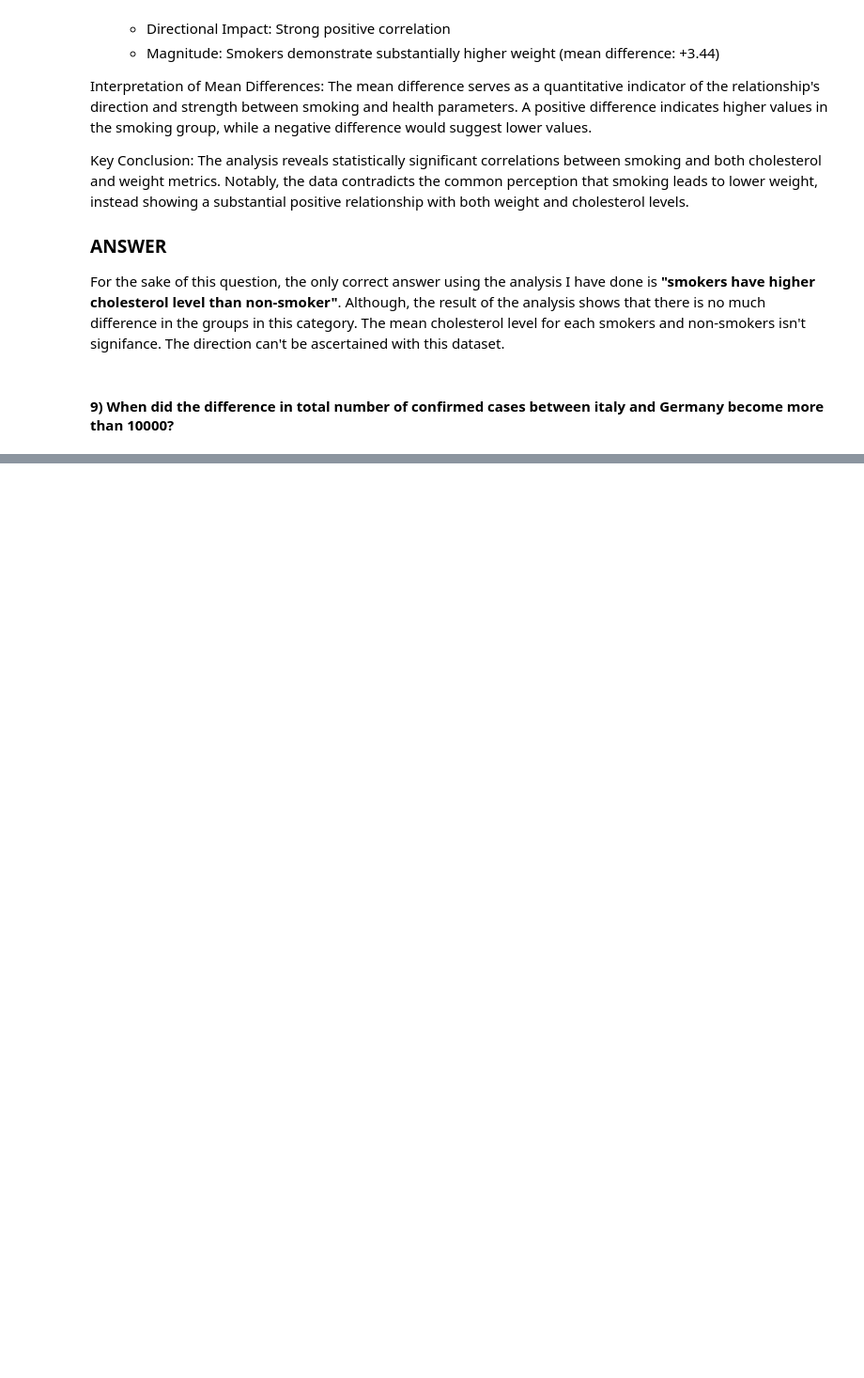
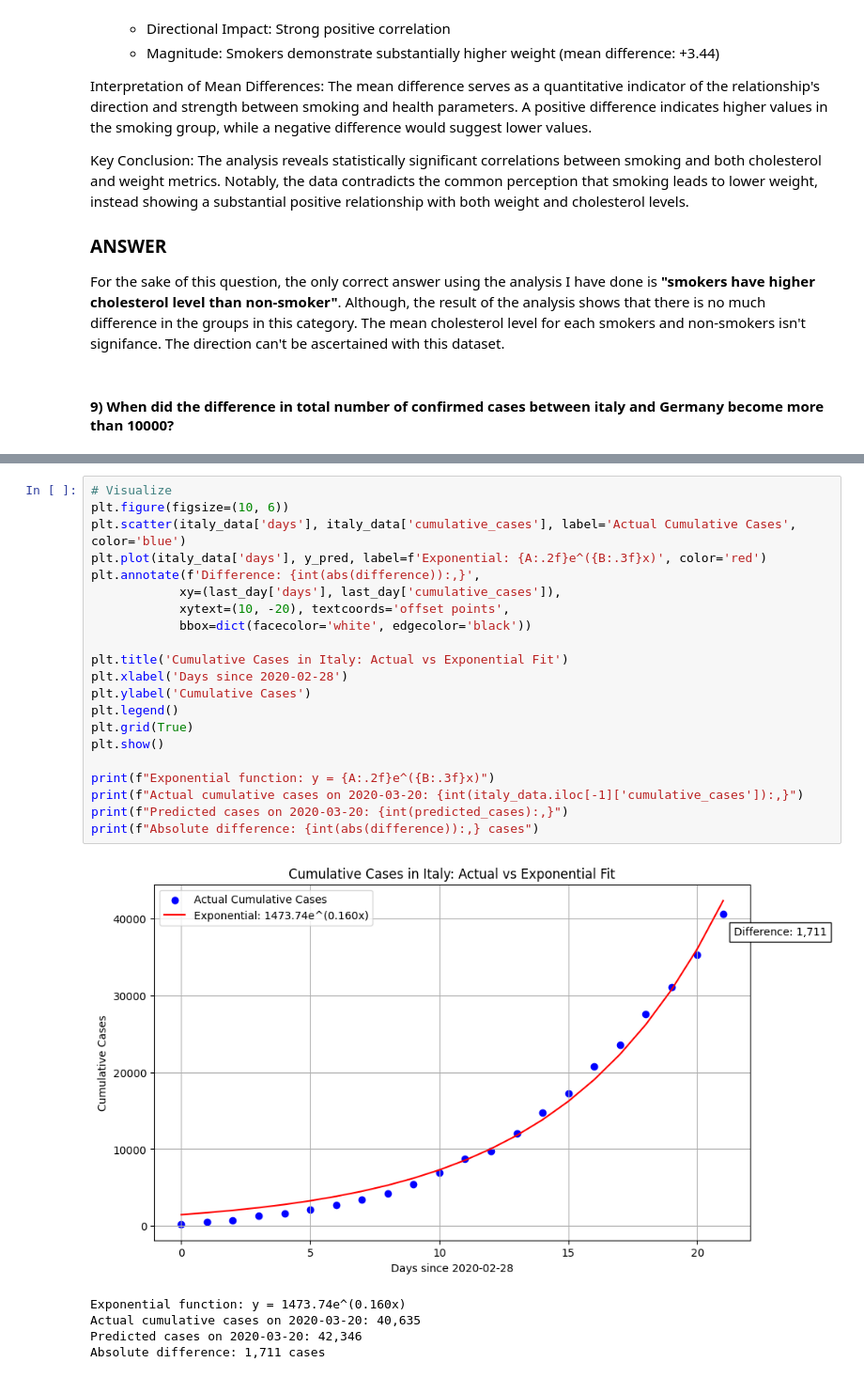
Before and after one commit to Echooed/cardio_cov, a Jupyter notebook: notebooks/cardio_cov_data_cleaning_new.ipynb, the cells around one changed output, grey strips where cells are left out. Shown at 94% size. Drawn from its saved outputs; the diff is of its cells as text; blank space fills up the shorter version.

```diff
--- a/notebooks/cardio_cov_data_cleaning_new.ipynb
+++ b/notebooks/cardio_cov_data_cleaning_new.ipynb
@@ -1089,0 +1058,27 @@ On 2020-03-12, the cumulative difference reached 10,923 cases
+# %%
+# Visualize
+plt.figure(figsize=(10, 6))
+plt.scatter(italy_data['days'], italy_data['cumulative_cases'], label='Actual Cumulative Cases', color='blue')
+plt.plot(italy_data['days'], y_pred, label=f'Exponential: {A:.2f}e^({B:.3f}x)', color='red')
+plt.annotate(f'Difference: {int(abs(difference)):,}',
+            xy=(last_day['days'], last_day['cumulative_cases']),
+            xytext=(10, -20), textcoords='offset points',
+            bbox=dict(facecolor='white', edgecolor='black'))
+
+plt.title('Cumulative Cases in Italy: Actual vs Exponential Fit')
+plt.xlabel('Days since 2020-02-28')
+plt.ylabel('Cumulative Cases')
+plt.legend()
+plt.grid(True)
+plt.show()
+
+print(f"Exponential function: y = {A:.2f}e^({B:.3f}x)")
+print(f"Actual cumulative cases on 2020-03-20: {int(italy_data.iloc[-1]['cumulative_cases']):,}")
+print(f"Predicted cases on 2020-03-20: {int(predicted_cases):,}")
+print(f"Absolute difference: {int(abs(difference)):,} cases")
+# %% [output]
+[figure, added]
+Exponential function: y = 1473.74e^(0.160x)
+Actual cumulative cases on 2020-03-20: 40,635
+Predicted cases on 2020-03-20: 42,346
+Absolute difference: 1,711 cases
```
Also changed, not shown: parts of 8 cells of this notebook.
